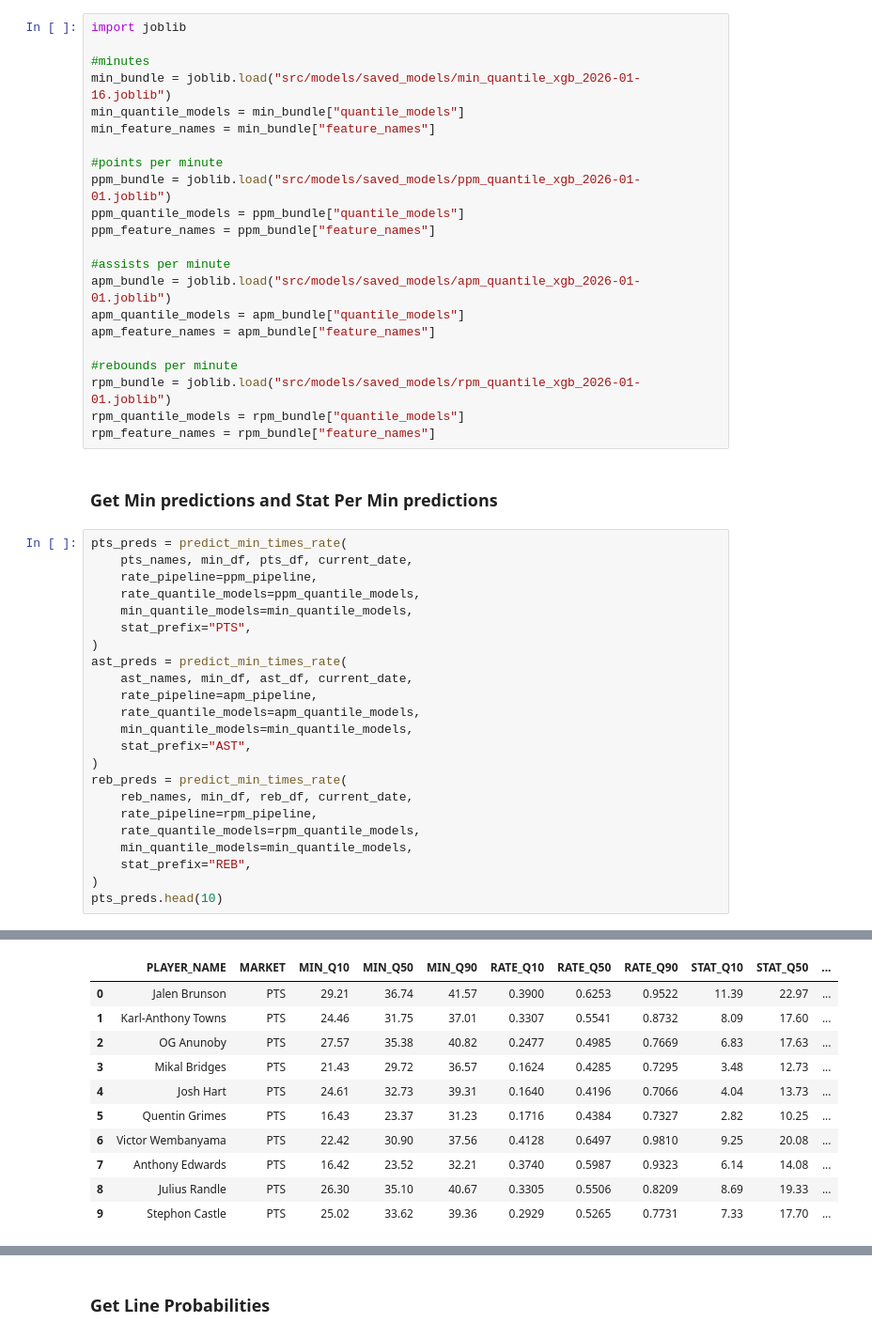
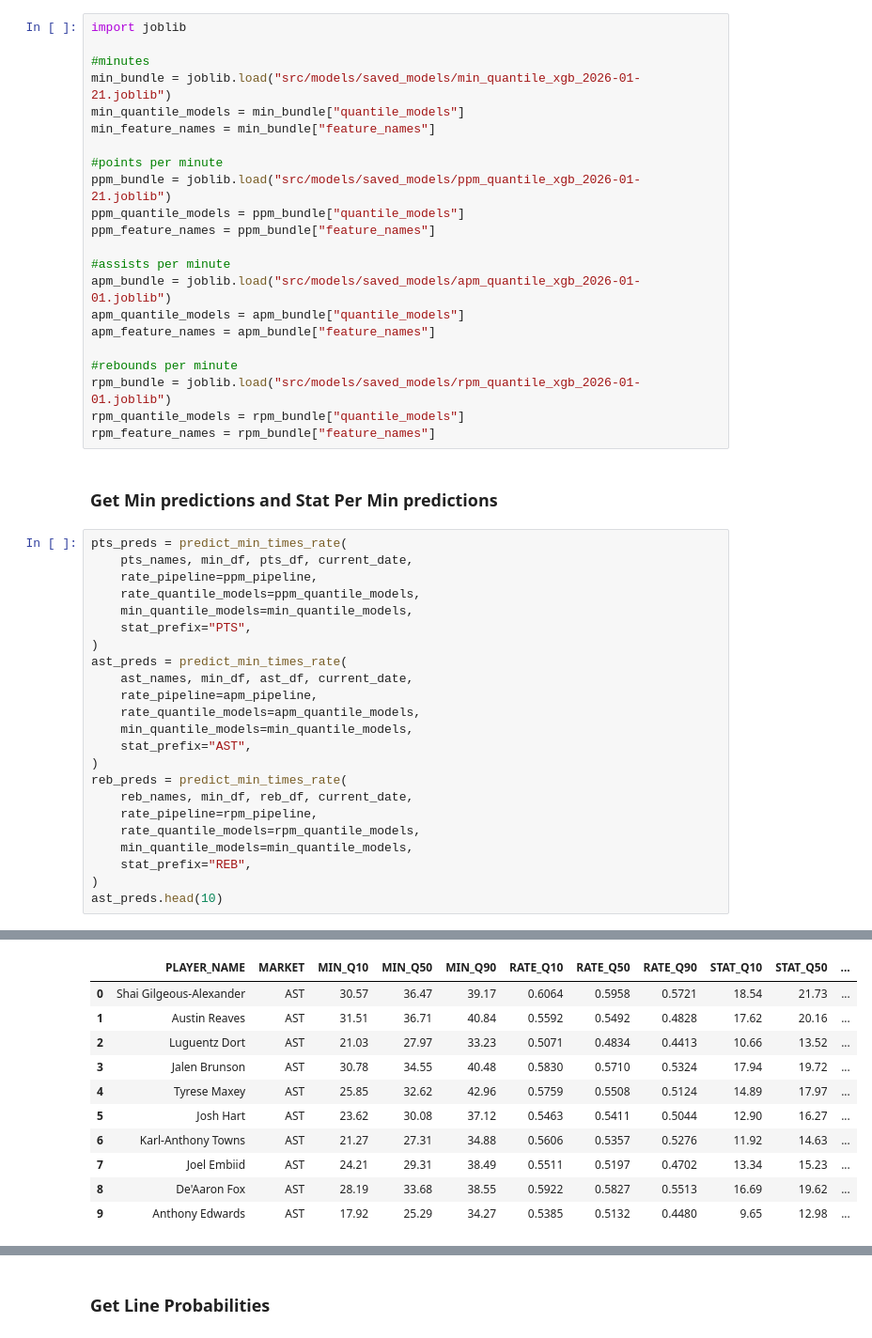
Before and after one commit to spon7ge/NBA-Prop-Predictor, a Jupyter notebook: src/live_notebook.ipynb, the cells around one changed output, grey strips where cells are left out. Shown at 94% size. Drawn from its saved outputs; the diff is of its cells as text.

```diff
--- a/src/live_notebook.ipynb
+++ b/src/live_notebook.ipynb
@@ -160,12 +159,12 @@ US latest pull: 2026-05-04 17:34:17
 import joblib
 
 #minutes
-min_bundle = joblib.load("src/models/saved_models/min_quantile_xgb_2026-01-16.joblib")
+min_bundle = joblib.load("src/models/saved_models/min_quantile_xgb_2026-01-21.joblib")
 min_quantile_models = min_bundle["quantile_models"]
 min_feature_names = min_bundle["feature_names"]
 
 #points per minute
-ppm_bundle = joblib.load("src/models/saved_models/ppm_quantile_xgb_2026-01-01.joblib")
+ppm_bundle = joblib.load("src/models/saved_models/ppm_quantile_xgb_2026-01-21.joblib")
 ppm_quantile_models = ppm_bundle["quantile_models"]
 ppm_feature_names = ppm_bundle["feature_names"]
 
@@ -202,5 +201,5 @@ reb_preds = predict_min_times_rate(
     min_quantile_models=min_quantile_models,
     stat_prefix="REB",
 )
-pts_preds.head(10)
+ast_preds.head(10)
 # %% [output]
@@ -208,16 +206,16 @@ Team odds: NBA_20260503_112034.json
 [SKIP] Kelly Oubre Jr: min_pipeline returned None (need >= 10 games)
 [SKIP] Kelly Oubre Jr: min_pipeline returned None (need >= 10 games)
 |  | PLAYER_NAME | MARKET | MIN_Q10 | MIN_Q50 | MIN_Q90 | RATE_Q10 | RATE_Q50 | RATE_Q90 | STAT_Q10 | STAT_Q50 | ... |
-| 0 | Jalen Brunson | PTS | 29.21 | 36.74 | 41.57 | 0.3900 | 0.6253 | 0.9522 | 11.39 | 22.97 | ... |
-| 1 | Karl-Anthony Towns | PTS | 24.46 | 31.75 | 37.01 | 0.3307 | 0.5541 | 0.8732 | 8.09 | 17.60 | ... |
-| 2 | OG Anunoby | PTS | 27.57 | 35.38 | 40.82 | 0.2477 | 0.4985 | 0.7669 | 6.83 | 17.63 | ... |
-| 3 | Mikal Bridges | PTS | 21.43 | 29.72 | 36.57 | 0.1624 | 0.4285 | 0.7295 | 3.48 | 12.73 | ... |
-| 4 | Josh Hart | PTS | 24.61 | 32.73 | 39.31 | 0.1640 | 0.4196 | 0.7066 | 4.04 | 13.73 | ... |
-| 5 | Quentin Grimes | PTS | 16.43 | 23.37 | 31.23 | 0.1716 | 0.4384 | 0.7327 | 2.82 | 10.25 | ... |
-| 6 | Victor Wembanyama | PTS | 22.42 | 30.90 | 37.56 | 0.4128 | 0.6497 | 0.9810 | 9.25 | 20.08 | ... |
-| 7 | Anthony Edwards | PTS | 16.42 | 23.52 | 32.21 | 0.3740 | 0.5987 | 0.9323 | 6.14 | 14.08 | ... |
-| 8 | Julius Randle | PTS | 26.30 | 35.10 | 40.67 | 0.3305 | 0.5506 | 0.8209 | 8.69 | 19.33 | ... |
-| 9 | Stephon Castle | PTS | 25.02 | 33.62 | 39.36 | 0.2929 | 0.5265 | 0.7731 | 7.33 | 17.70 | ... |
+| 0 | Shai Gilgeous-Alexander | AST | 30.57 | 36.47 | 39.17 | 0.6064 | 0.5958 | 0.5721 | 18.54 | 21.73 | ... |
+| 1 | Austin Reaves | AST | 31.51 | 36.71 | 40.84 | 0.5592 | 0.5492 | 0.4828 | 17.62 | 20.16 | ... |
+| 2 | Luguentz Dort | AST | 21.03 | 27.97 | 33.23 | 0.5071 | 0.4834 | 0.4413 | 10.66 | 13.52 | ... |
+| 3 | Jalen Brunson | AST | 30.78 | 34.55 | 40.48 | 0.5830 | 0.5710 | 0.5324 | 17.94 | 19.72 | ... |
+| 4 | Tyrese Maxey | AST | 25.85 | 32.62 | 42.96 | 0.5759 | 0.5508 | 0.5124 | 14.89 | 17.97 | ... |
+| 5 | Josh Hart | AST | 23.62 | 30.08 | 37.12 | 0.5463 | 0.5411 | 0.5044 | 12.90 | 16.27 | ... |
+| 6 | Karl-Anthony Towns | AST | 21.27 | 27.31 | 34.88 | 0.5606 | 0.5357 | 0.5276 | 11.92 | 14.63 | ... |
+| 7 | Joel Embiid | AST | 24.21 | 29.31 | 38.49 | 0.5511 | 0.5197 | 0.4702 | 13.34 | 15.23 | ... |
+| 8 | De'Aaron Fox | AST | 28.19 | 33.68 | 38.55 | 0.5922 | 0.5827 | 0.5513 | 16.69 | 19.62 | ... |
+| 9 | Anthony Edwards | AST | 17.92 | 25.29 | 34.27 | 0.5385 | 0.5132 | 0.4480 | 9.65 | 12.98 | ... |
 # %%
 from live import adjust_predictions
 
```
Also changed, not shown: parts of 9 cells of this notebook, 9 other files.
